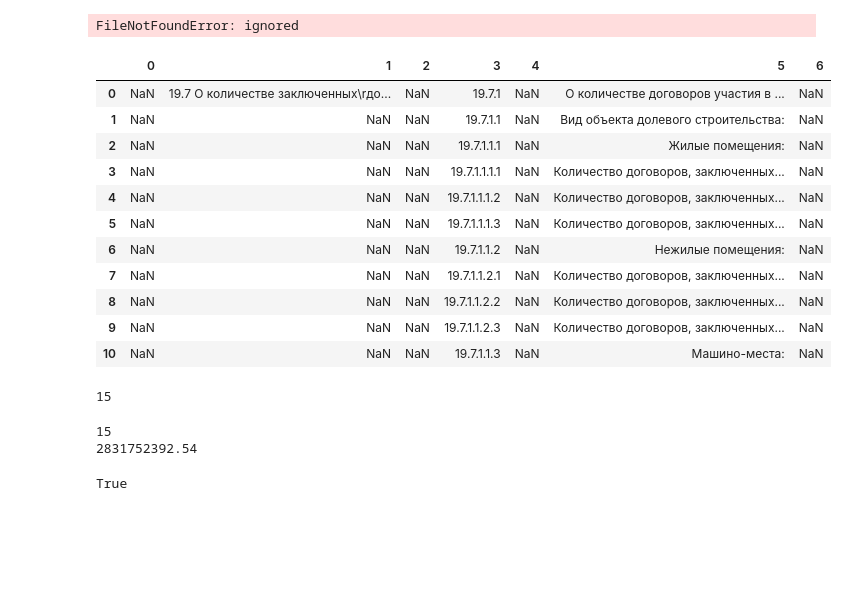
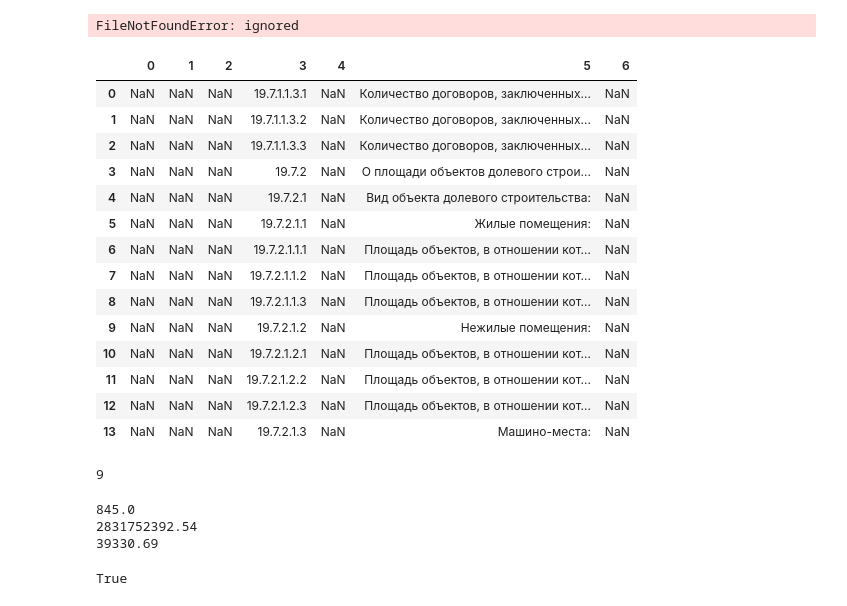
Before and after one commit to EvgenyBelov78/DA1, a Jupyter notebook: NDRF.ipynb, the cells around one changed output. Drawn from its saved outputs; the diff is of its cells as text; code cells hidden in the pictures; blank space fills up the shorter version.

```diff
--- a/NDRF.ipynb
+++ b/NDRF.ipynb
@@ -201,21 +201,24 @@ with fitz.open(rpdPdfLink) as doc:
 # %% [output]
 FileNotFoundError: ignored
 # %%
-tables[108]
+tables[109]
 # %% [output]
 |  | 0 | 1 | 2 | 3 | 4 | 5 | 6 |
-| 0 | NaN | 19.7 О количестве заключенных\rдо... | NaN | 19.7.1 | NaN | О количестве договоров участия в ... | NaN |
-| 1 | NaN | NaN | NaN | 19.7.1.1 | NaN | Вид объекта долевого строительства: | NaN |
-| 2 | NaN | NaN | NaN | 19.7.1.1.1 | NaN | Жилые помещения: | NaN |
-| 3 | NaN | NaN | NaN | 19.7.1.1.1.1 | NaN | Количество договоров, заключенных... | NaN |
-| 4 | NaN | NaN | NaN | 19.7.1.1.1.2 | NaN | Количество договоров, заключенных... | NaN |
-| 5 | NaN | NaN | NaN | 19.7.1.1.1.3 | NaN | Количество договоров, заключенных... | NaN |
-| 6 | NaN | NaN | NaN | 19.7.1.1.2 | NaN | Нежилые помещения: | NaN |
-| 7 | NaN | NaN | NaN | 19.7.1.1.2.1 | NaN | Количество договоров, заключенных... | NaN |
-| 8 | NaN | NaN | NaN | 19.7.1.1.2.2 | NaN | Количество договоров, заключенных... | NaN |
-| 9 | NaN | NaN | NaN | 19.7.1.1.2.3 | NaN | Количество договоров, заключенных... | NaN |
-| 10 | NaN | NaN | NaN | 19.7.1.1.3 | NaN | Машино-места: | NaN |
+| 0 | NaN | NaN | NaN | 19.7.1.1.3.1 | NaN | Количество договоров, заключенных... | NaN |
+| 1 | NaN | NaN | NaN | 19.7.1.1.3.2 | NaN | Количество договоров, заключенных... | NaN |
+| 2 | NaN | NaN | NaN | 19.7.1.1.3.3 | NaN | Количество договоров, заключенных... | NaN |
+| 3 | NaN | NaN | NaN | 19.7.2 | NaN | О площади объектов долевого строи... | NaN |
+| 4 | NaN | NaN | NaN | 19.7.2.1 | NaN | Вид объекта долевого строительства: | NaN |
+| 5 | NaN | NaN | NaN | 19.7.2.1.1 | NaN | Жилые помещения: | NaN |
+| 6 | NaN | NaN | NaN | 19.7.2.1.1.1 | NaN | Площадь объектов, в отношении кот... | NaN |
+| 7 | NaN | NaN | NaN | 19.7.2.1.1.2 | NaN | Площадь объектов, в отношении кот... | NaN |
+| 8 | NaN | NaN | NaN | 19.7.2.1.1.3 | NaN | Площадь объектов, в отношении кот... | NaN |
+| 9 | NaN | NaN | NaN | 19.7.2.1.2 | NaN | Нежилые помещения: | NaN |
+| 10 | NaN | NaN | NaN | 19.7.2.1.2.1 | NaN | Площадь объектов, в отношении кот... | NaN |
+| 11 | NaN | NaN | NaN | 19.7.2.1.2.2 | NaN | Площадь объектов, в отношении кот... | NaN |
+| 12 | NaN | NaN | NaN | 19.7.2.1.2.3 | NaN | Площадь объектов, в отношении кот... | NaN |
+| 13 | NaN | NaN | NaN | 19.7.2.1.3 | NaN | Машино-места: | NaN |
 # %%
-len(tables[110])
+len(tables[113].axes[1])
 # %% [output]
-15
+9
@@ -223,37 +228,56 @@ len(tables[110])
 #from numpy import float64
 i=0
 j=0
+k=0
 str_d=''
 str_m=''
 str_r=''
 num_d=0
 num_m=0
 num_r=0
-while i<len(tables[110].axes[1]):
+while k<len(tables):
+ i=0
+ while i<len(tables[k].axes[1]):
   j=0
-  while j<len(tables[110]):
-#   print(str(i)+' - '+str(j)+':'+str(tables[110][i][j]))
-   if str(tables[110][i][j])!='nan':
-    if (str(tables[110][i][j].replace('\r', '')).find('Суммарная цена договоров, заключенных с использованием счетов эскроу:')>-1):
-     str_r=tables[110][i][j].replace('\r', '');
+  while j<len(tables[k]):
+#   print(str(k)+' - '+ str(i)+' - '+str(j)+':'+str(tables[k][i][j])+'   ' + str(type(tables[k][i][j])))
+   if str(tables[k][i][j])!='nan' and  str(type(tables[k][i][j]))!="<class 'numpy.float64'>" and  str(type(tables[k][i][j]))!="<class 'numpy.int64'>" :
+    if (str(tables[k][i][j].replace('\r', '')).find('Суммарная цена договоров, заключенных с использованием счетов эскроу:')>-1):
+     str_r=tables[k][i][j].replace('\r', '');
      str_r=re.sub('Суммарная цена договоров, заключенных с использованием счетов эскроу:', '', str_r);
      str_r=re.sub(' руб.', '', str_r);
      str_r=re.sub(' ', '', str_r);
      num_r=num_r+float(str_r.replace(",","."));
-    if (str(tables[110][i][j].replace('\r', '')).find('Количество договоров, заключенных с использованием счетов эскроу:')>-1):
-     str_d=tables[110][i][j].replace('\r', '');
+    if (str(tables[k][i][j].replace('\r', '')).find('Количество договоров, заключенных с использованием счетов эскроу:')>-1):
+     str_d=tables[k][i][j].replace('\r', '');
      str_d=re.sub('Количество договоров, заключенных с использованием счетов эскроу:', '', str_d);
      str_d=re.sub(' руб.', '', str_d);
      str_d=re.sub(' ', '', str_d);
      num_d=num_d+float(str_d.replace(",","."));
+    if (str(tables[k][i][j].replace('\r', '')).find('Площадь объектов, в отношении которых договор участия в долевом строительстве')>-1):
+     str_m=tables[k][i][j].replace('\r', '');
+#     print(str_m)
+     str_m=re.sub('Площадь объектов, в отношении которых договор участия в долевом строительствезаключен с использованием счетов эскроу:', '', str_m);
+     str_m=re.sub("Площадь объектов, в отношении которых договор участия в долевом строительствезаключен при условии уплаты обязательных отчислений (взносов) в компенсационныйфонд:", '', str_m);
+     str_m=re.sub("Площадь объектов, в отношении которых договор участия в долевом строительствезаключен с использованием иных способов обеспечения гражданской ответственностизастройщика:", '', str_m);
+     str_m=re.sub(' м2', '', str_m);
+     str_m=re.sub(' ', '', str_m);
+     str_m=str_m.replace('(','');
+     str_m=str_m.replace(')','');
+     str_m=re.sub("Площадьобъектов,вотношениикоторыхдоговоручастиявдолевомстроительствезаключенприусловииуплатыобязательныхотчисленийвзносоввкомпенсационныйфонд:", '', str_m);
+#     print(str_m);
+     num_m=num_m+float(str_m.replace(",","."));
    j=j+1
   i=i+1
+# print(k)
+ k=k+1
 print(num_d)
 print(num_r)
 print(num_m)
 # %% [output]
-15
+845.0
 2831752392.54
+39330.69
 # %%
 print(tables[110][5].to_string().find('Суммарная цена договоров, заключенных с использованием счетов эскроу:')>-1)
 # %% [output]
```
Also changed, not shown: parts of 1 cell of this notebook.
